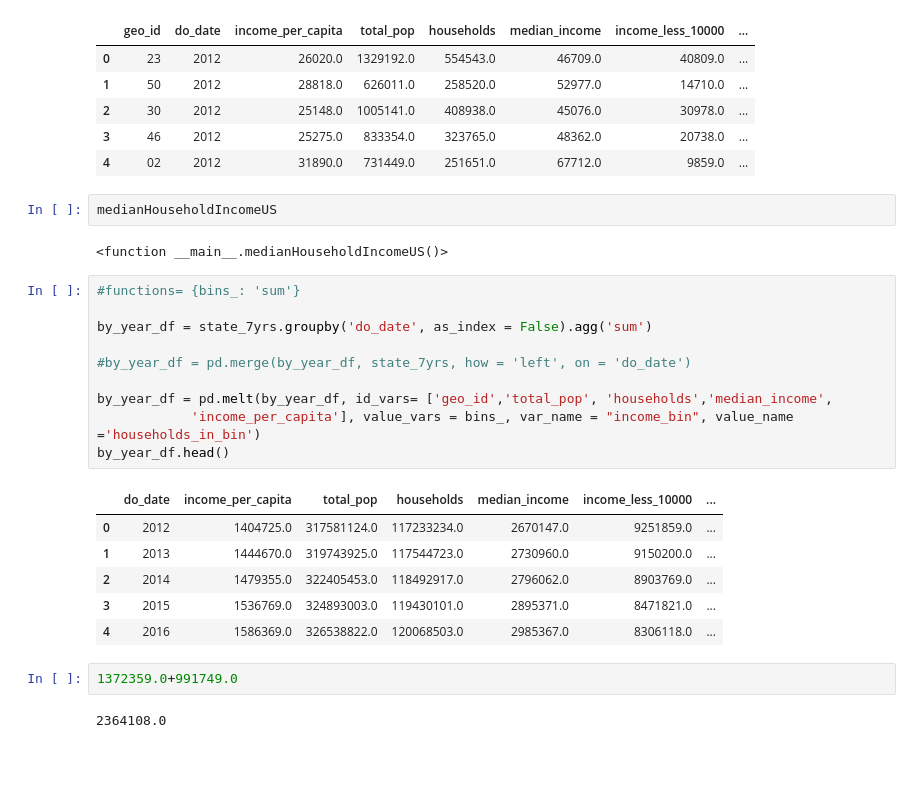
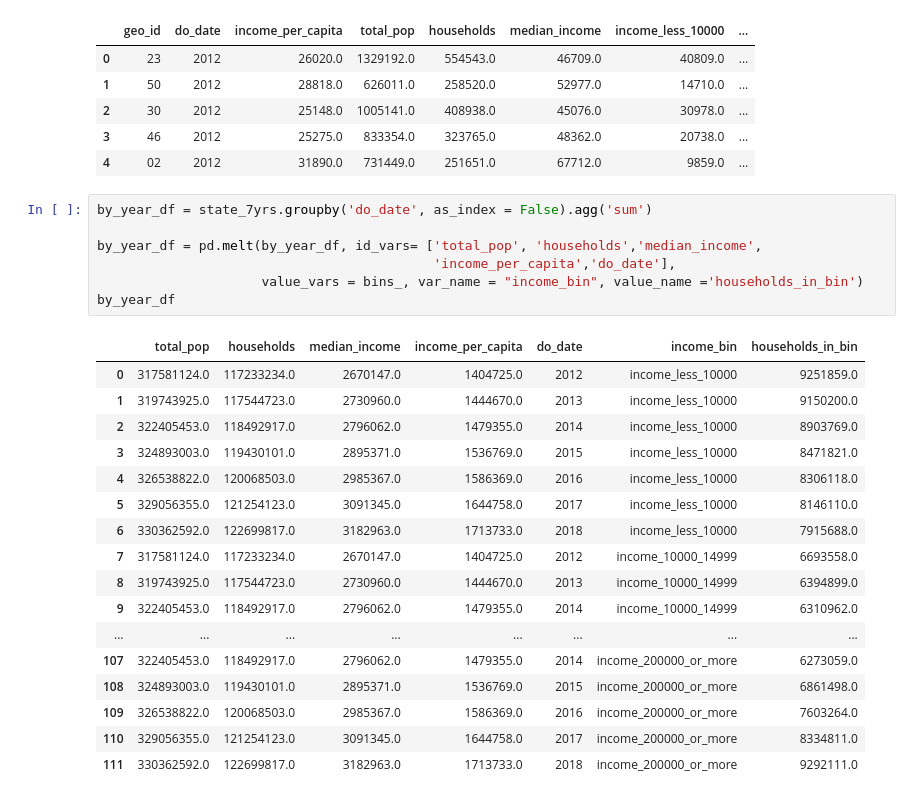
Before and after one commit to Yukti-K/7Park, a Jupyter notebook: Gabi/7park_state_SQL_exc.ipynb, the cells around one changed output. Drawn from its saved outputs; the diff is of its cells as text; blank space fills up the shorter version.

```diff
--- a/Gabi/7park_state_SQL_exc.ipynb
+++ b/Gabi/7park_state_SQL_exc.ipynb
@@ -449,28 +494,28 @@ state_7yrs.head()
 | 2 | 30 | 2012 | 25148.0 | 1005141.0 | 408938.0 | 45076.0 | 30978.0 | ... |
 | 3 | 46 | 2012 | 25275.0 | 833354.0 | 323765.0 | 48362.0 | 20738.0 | ... |
 | 4 | 02 | 2012 | 31890.0 | 731449.0 | 251651.0 | 67712.0 | 9859.0 | ... |
-# %%
-medianHouseholdIncomeUS
-# %% [output]
-<function __main__.medianHouseholdIncomeUS()>
 # %%
-#functions= {bins_: 'sum'}
-
 by_year_df = state_7yrs.groupby('do_date', as_index = False).agg('sum')
 
-#by_year_df = pd.merge(by_year_df, state_7yrs, how = 'left', on = 'do_date')
-
-by_year_df = pd.melt(by_year_df, id_vars= ['geo_id','total_pop', 'households','median_income',
-            'income_per_capita'], value_vars = bins_, var_name = "income_bin", value_name ='households_in_bin')
-by_year_df.head()
+by_year_df = pd.melt(by_year_df, id_vars= ['total_pop', 'households','median_income',
+                                           'income_per_capita','do_date'],
+                     value_vars = bins_, var_name = "income_bin", value_name ='households_in_bin')
+by_year_df
 # %% [output]
-|  | do_date | income_per_capita | total_pop | households | median_income | income_less_10000 | ... |
-| 0 | 2012 | 1404725.0 | 317581124.0 | 117233234.0 | 2670147.0 | 9251859.0 | ... |
-| 1 | 2013 | 1444670.0 | 319743925.0 | 117544723.0 | 2730960.0 | 9150200.0 | ... |
-| 2 | 2014 | 1479355.0 | 322405453.0 | 118492917.0 | 2796062.0 | 8903769.0 | ... |
-| 3 | 2015 | 1536769.0 | 324893003.0 | 119430101.0 | 2895371.0 | 8471821.0 | ... |
-| 4 | 2016 | 1586369.0 | 326538822.0 | 120068503.0 | 2985367.0 | 8306118.0 | ... |
+|  | total_pop | households | median_income | income_per_capita | do_date | income_bin | households_in_bin |
+| 0 | 317581124.0 | 117233234.0 | 2670147.0 | 1404725.0 | 2012 | income_less_10000 | 9251859.0 |
+| 1 | 319743925.0 | 117544723.0 | 2730960.0 | 1444670.0 | 2013 | income_less_10000 | 9150200.0 |
+| 2 | 322405453.0 | 118492917.0 | 2796062.0 | 1479355.0 | 2014 | income_less_10000 | 8903769.0 |
+| 3 | 324893003.0 | 119430101.0 | 2895371.0 | 1536769.0 | 2015 | income_less_10000 | 8471821.0 |
+| 4 | 326538822.0 | 120068503.0 | 2985367.0 | 1586369.0 | 2016 | income_less_10000 | 8306118.0 |
+| 5 | 329056355.0 | 121254123.0 | 3091345.0 | 1644758.0 | 2017 | income_less_10000 | 8146110.0 |
+| 6 | 330362592.0 | 122699817.0 | 3182963.0 | 1713733.0 | 2018 | income_less_10000 | 7915688.0 |
+| 7 | 317581124.0 | 117233234.0 | 2670147.0 | 1404725.0 | 2012 | income_10000_14999 | 6693558.0 |
+| 8 | 319743925.0 | 117544723.0 | 2730960.0 | 1444670.0 | 2013 | income_10000_14999 | 6394899.0 |
+| 9 | 322405453.0 | 118492917.0 | 2796062.0 | 1479355.0 | 2014 | income_10000_14999 | 6310962.0 |
+| ... | ... | ... | ... | ... | ... | ... | ... |
+| 107 | 322405453.0 | 118492917.0 | 2796062.0 | 1479355.0 | 2014 | income_200000_or_more | 6273059.0 |
+| 108 | 324893003.0 | 119430101.0 | 2895371.0 | 1536769.0 | 2015 | income_200000_or_more | 6861498.0 |
+| 109 | 326538822.0 | 120068503.0 | 2985367.0 | 1586369.0 | 2016 | income_200000_or_more | 7603264.0 |
+| 110 | 329056355.0 | 121254123.0 | 3091345.0 | 1644758.0 | 2017 | income_200000_or_more | 8334811.0 |
+| 111 | 330362592.0 | 122699817.0 | 3182963.0 | 1713733.0 | 2018 | income_200000_or_more | 9292111.0 |
-# %%
-1372359.0+991749.0
-# %% [output]
-2364108.0
```
Also changed, not shown: parts of 7 cells of this notebook.
